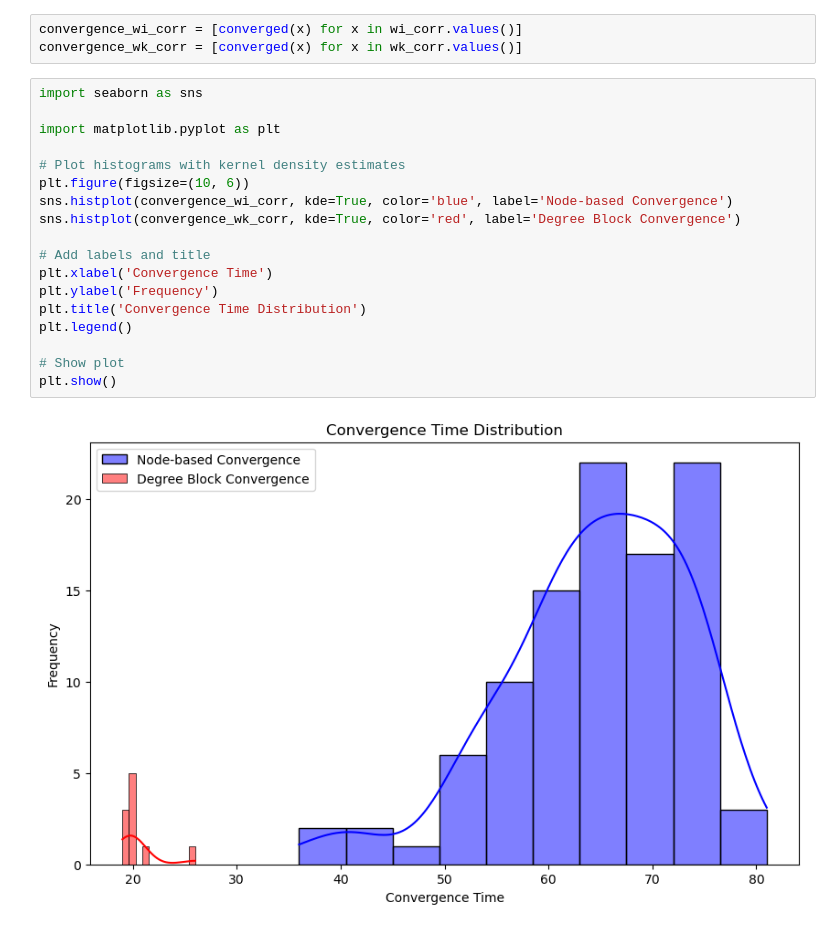
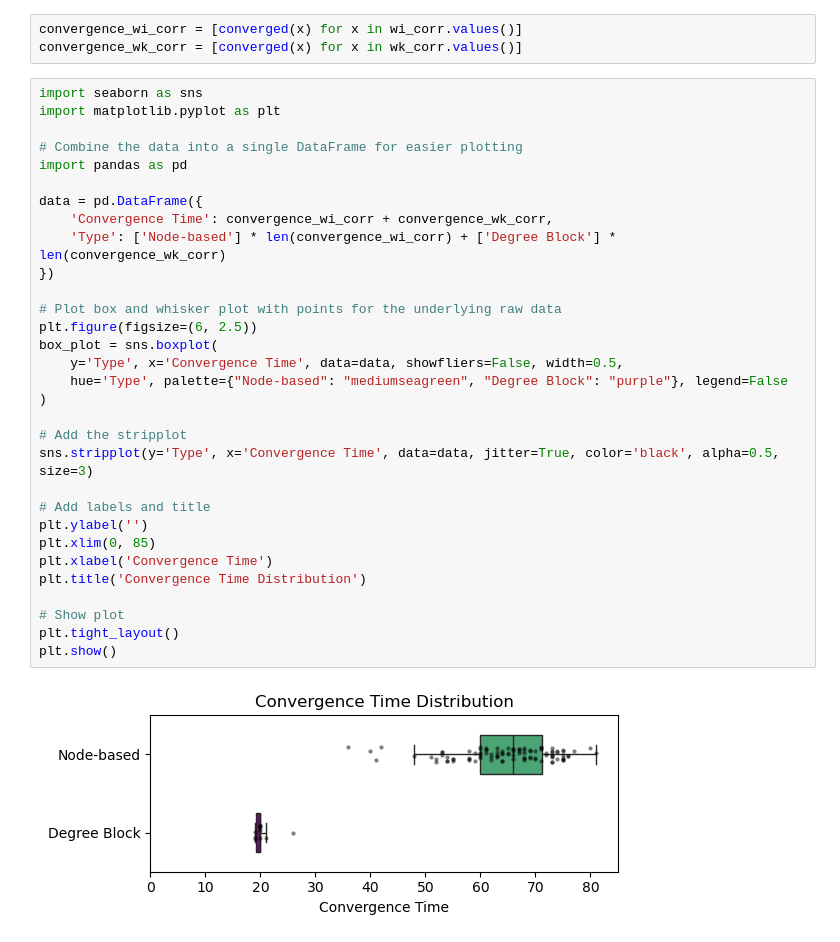
Before and after one commit to nmoghaddas19/PHYS-7335, a Jupyter notebook: random_walks/code.ipynb, the cells around one changed output. Saved outputs shown, nothing was run; the diff lists cells and outputs as text.

Commit message:
boxplot

```diff
--- a/random_walks/code.ipynb
+++ b/random_walks/code.ipynb
@@ -834,23 +834,36 @@ def converged(x, threshold=0.01):
 # %%
 convergence_wi_corr = [converged(x) for x in wi_corr.values()]
 convergence_wk_corr = [converged(x) for x in wk_corr.values()]
-# %%
-import seaborn as sns
-
-import matplotlib.pyplot as plt
-
-# Plot histograms with kernel density estimates
-plt.figure(figsize=(10, 6))
-sns.histplot(convergence_wi_corr, kde=True, color='blue', label='Node-based Convergence')
-sns.histplot(convergence_wk_corr, kde=True, color='red', label='Degree Block Convergence')
-
-# Add labels and title
-plt.xlabel('Convergence Time')
-plt.ylabel('Frequency')
-plt.title('Convergence Time Distribution')
-plt.legend()
-
-# Show plot
-plt.show()
-# %% [output]
-[figure, removed]
+# %%
+import seaborn as sns
+import matplotlib.pyplot as plt
+
+# Combine the data into a single DataFrame for easier plotting
+import pandas as pd
+
+data = pd.DataFrame({
+    'Convergence Time': convergence_wi_corr + convergence_wk_corr,
+    'Type': ['Node-based'] * len(convergence_wi_corr) + ['Degree Block'] * len(convergence_wk_corr)
+})
+
+# Plot box and whisker plot with points for the underlying raw data
+plt.figure(figsize=(6, 2.5))
+box_plot = sns.boxplot(
+    y='Type', x='Convergence Time', data=data, showfliers=False, width=0.5,
+    hue='Type', palette={"Node-based": "mediumseagreen", "Degree Block": "purple"}, legend=False
+)
+
+# Add the stripplot
+sns.stripplot(y='Type', x='Convergence Time', data=data, jitter=True, color='black', alpha=0.5, size=3)
+
+# Add labels and title
+plt.ylabel('')
+plt.xlim(0, 85)
+plt.xlabel('Convergence Time')
+plt.title('Convergence Time Distribution')
+
+# Show plot
+plt.tight_layout()
+plt.show()
+# %% [output]
+[figure, added]
```
